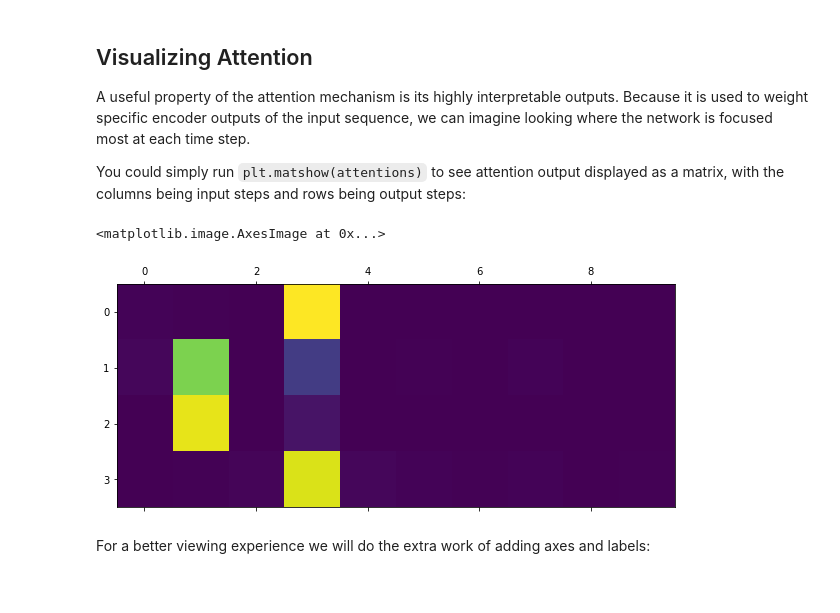
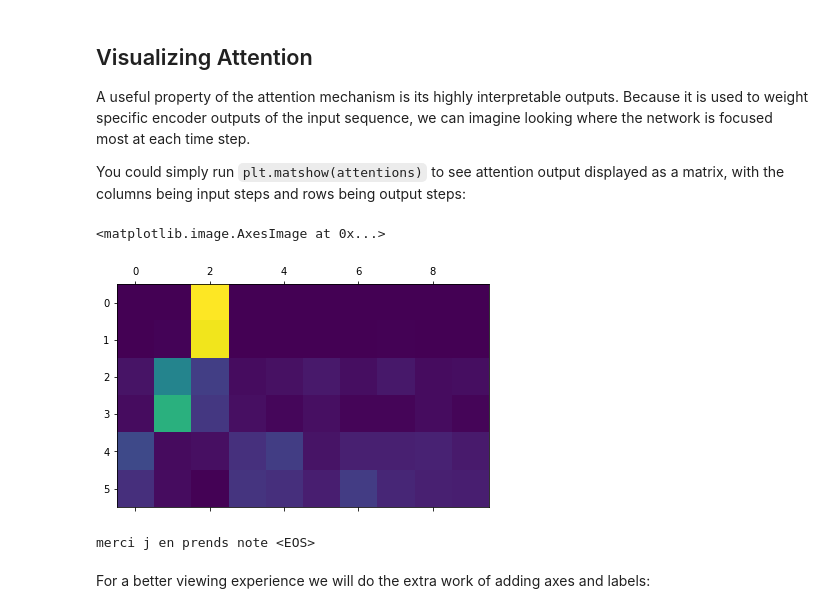
Before and after one commit to ngocbien/DEEP-LEARNING, a Jupyter notebook: seq2seq_chatbot.ipynb, the cells around one changed output. Saved outputs shown, nothing was run; the diff lists cells and outputs as text; code cells hidden in the pictures.

```diff
--- a/seq2seq_chatbot.ipynb
+++ b/seq2seq_chatbot.ipynb
@@ -139,6 +139,3 @@ def normalizeString(s):
 #    s = re.sub(r"[^a-zA-Z.!?]+", r" ", s)
     s = re.sub(r"[^a-zA-Z0-9.!?]+", r" ", s)
     return s
-# %%
-s="Est-il possible de s'inscrire au M2 en 2018 ?"
-normalizeString(s)
@@ -182,7 +168,7 @@ ending punctuation)
 # %%
 MAX_LENGTH = 10
 
-stopwords = ['de','d','le','la','l','du','d','ce','c','m','me','ma','si','t','sur'\
+stopwords = ['de','d','le','la','l','du','d','ce','c','m','me','ma','si','t','sur',\
              'n','en','il', 'les','des','est','sont','s', 'a','y','au','un','une',\
              'et','on', 'nous', 'je', 'j','vous']
 
@@ -219,5 +195,5 @@ abc=[['Anh Khong Xung La Bien Xanh!'], ['Nhung ANh Muon Em La Bo Cat Trang'], [
 # %%
-input_lang, output_lang, pairs = readLangs('questionsss', 'answerssss', False)
+input_lang, output_lang, pairs = readLangs('questions', 'answers', False)
 pairs = TrimWords(pairs)
 for pair in [pair for pair in pairs if not filterPair(pair)]:
     print('%s (%d) -> %s (%d)' % (pair[0],len(pair[0].split(' ')),pair[1],len(pair[1].split(' ')))) #
@@ -507,7 +483,8 @@ choose to use teacher forcing or not with a simple if statement. Turn
 teacher_forcing_ratio = 0.5
 
 
-def train(input_variable, target_variable, encoder, decoder, encoder_optimizer, decoder_optimizer, criterion, max_length=MAX_LENGTH):
+def train(input_variable, target_variable, encoder, decoder, \
+          encoder_optimizer, decoder_optimizer, criterion, max_length=MAX_LENGTH):
     encoder_hidden = encoder.initHidden()
 
     encoder_optimizer.zero_grad()
@@ -805,11 +787,16 @@ displayed as a matrix, with the columns being input steps and rows being
 output steps:
 # %%
 output_words, attentions = evaluate(
-    encoder1, attn_decoder1, TrimWordsTest("quels sont les debouches ?"))
+    encoder1, attn_decoder1, TrimWordsTest("etudiants m2  quel master"))
 plt.matshow(attentions.numpy())
 # %% [output]
 <matplotlib.image.AxesImage at 0x...>
-[figure, old version]
+[figure, new version]
+# %%
+out_sentence=' '.join(output_words)
+print(out_sentence)
+# %% [output]
+merci j en prends note <EOS>
 # %% [markdown]
 For a better viewing experience we will do the extra work of adding axes
 and labels:
```
Also changed, not shown: parts of 54 cells of this notebook, 1 other file.
